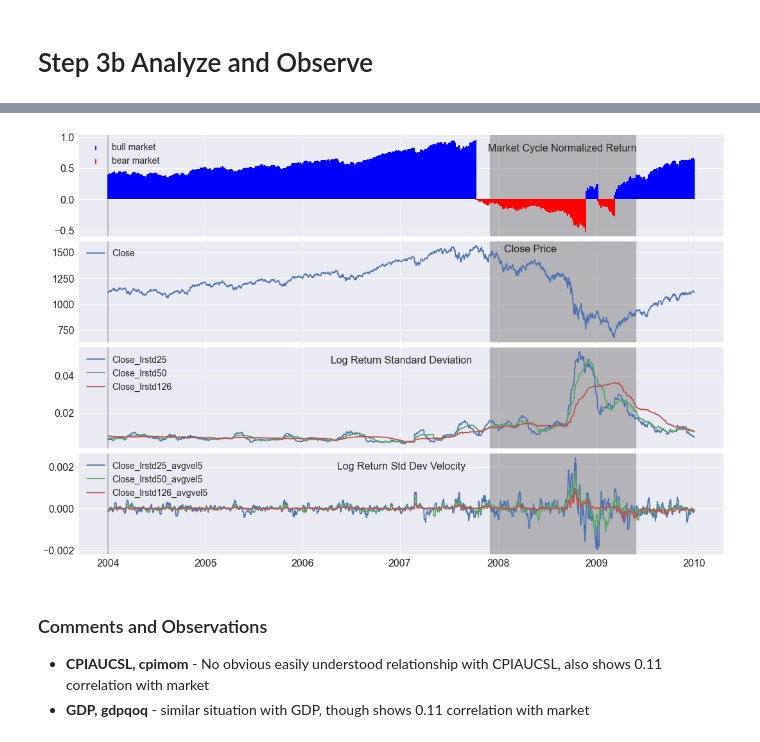
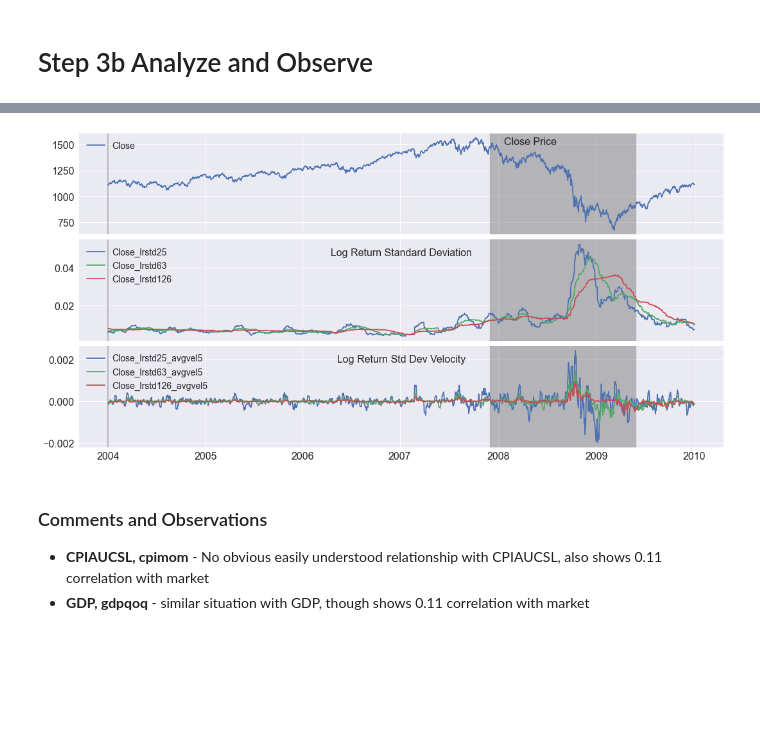
Before and after one commit to Aljgutier/Pyquant, a Jupyter notebook: SP500_MktCycle_Data.ipynb, the cells around one changed output, grey strips where cells are left out. Drawn from its saved outputs; the diff is of its cells as text; code cells hidden in the pictures; blank space fills up the shorter version.

```diff
--- a/SP500_MktCycle_Data.ipynb
+++ b/SP500_MktCycle_Data.ipynb
@@ -135,25 +137,24 @@ import quandl
 </table>
 # %%
 # files with current set of data
-%run fmfunctions
+
+%run fmget
 
 # get recessions
 recessions = get_recessions()
 
-# Data files with current set of data
+# Data files
 
 sp500_file = './data/GSPC_1950-1-3_to_2020-10-5.csv'
-sppe_file='./data/sp500_pe_daily_1950-1-3_to_2020-10-5.csv'
+sppe_file='./data/sppe_1950-2-1_to_2020-10-1.csv'
 t10y3m_file='./data/T10Y3M_1982-1-4_to_2020-10-5.csv'
 gdp_file='./data/GDP_1947-1-1_to_2020-4-1.csv'
 unrate_file='./data/UNRATE_1948-1-1_to_2020-9-1.csv'
 cpiaucsl_file='./data/CPIAUCSL_1947-1-1_to_2020-8-1.csv'
 umcsent_file='./data/UMCSENT_1953-2-1_to_2020-8-1.csv'
 
-
-# read in Files with the current set of data
 df_sp500 = pd.read_csv(sp500_file,index_col=0,parse_dates=True)
-df_sppe_daily = pd.read_csv(sppe_file,index_col=0,parse_dates=True)
+df_sppe = pd.read_csv(sppe_file,index_col=0,parse_dates=True)
 df_t10y3m =pd.read_csv(t10y3m_file,index_col=0,parse_dates=True)
 df_gdp = pd.read_csv(gdp_file,index_col=0,header=0,parse_dates=True)
 df_unrate = pd.read_csv(unrate_file,index_col=0,header=0,parse_dates=True)
@@ -181,7 +182,7 @@ if update_data==True:
     f.close
 
     df_sp500=yahoo_getappend('^GSPC',start,end,df=df_sp500,save=True,savedir='./data')
-    df_sppe_daily=quandl_sppe_getappend(df_sppe_daily,df_sp500,quandl_api_key, start,end,save=True, savedir='./data')
+    df_sppe=quandl_sppe_getappend(df_sppe_daily,df_sp500,quandl_api_key, start,end,save=True, savedir='./data')
     df_t10y3m=fred_getappend('T10Y3M',start,end,df=df_t10y3m,API_KEY_FRED=fred_api_key,save=True,savedir='./data')
     df_gdp=fred_getappend('GDP',start,end,df=df_gdp,API_KEY_FRED=fred_api_key,save=True,savedir='./data')
     df_unrate=fred_getappend('UNRATE',start,end,df=df_unrate,API_KEY_FRED=fred_api_key,save=True,savedir='./data')
@@ -189,9 +190,10 @@ if update_data==True:
     df_umcsent=fred_getappend('UMCSENT',start,end,df=df_umcsent,API_KEY_FRED=fred_api_key,save=True,savedir='./data')
 
 
+
 display(df_sp500.tail(2))
 display(df_t10y3m.tail(2))
-display(df_sppe_daily.tail(2))
+display(df_sppe.tail(2))
 display(df_gdp.tail(2))
 display(df_unrate.tail(2))
 display(df_cpiaucsl.tail(2))
@@ -432,22 +454,23 @@ fmplot(df_ml,['mcnr','Close',['PDI50','NDI50']],titles=titles,startdate=startdat
 # %%
+# Volatility
 %run fmplot
 #startdate = dt.datetime(1950,1,1)
 #startdate = dt.datetime(1999,1,1)
 #enddate = dt.datetime(2002,1,1)
 #enddate = dt.datetime(2020,4,1)
 startdate = dt.datetime(2004,1,1)
 enddate = dt.datetime(2010,1,1)
 #startdate = dt.datetime(2019,1,1)
 #enddate = dt.datetime(2020,4,14)
 
 
-fmplot(df_ml,['mcnr','Close',['Close_lrstd25','Close_lrstd50','Close_lrstd126'],['Close_lrstd25_avgvel5','Close_lrstd50_avgvel5','Close_lrstd126_avgvel5']],
-          titles=['Market Cycle Normalized Return', 'Close Price','Log Return Standard Deviation','Log Return Std Dev Velocity'],startdate=startdate,
+fmplot(df_ml,['Close',['Close_lrstd25','Close_lrstd63','Close_lrstd126'],['Close_lrstd25_avgvel5','Close_lrstd63_avgvel5','Close_lrstd126_avgvel5']],
+          titles=[ 'Close Price','Log Return Standard Deviation','Log Return Std Dev Velocity'],startdate=startdate,
           enddate=enddate, llocs=['upper left', 'upper left','upper left','upper left'],titlein=True, title_fontsize=16, hspace=0.05,fb=recessions,
-           plottypes=['mktcycle','line','line',''], figsize=(18,12),titlexy=[(0.75,0.8),(0.7,0.85),'',''], sharex=True,
-          xtick_labelsize=16, ytick_labelsize=16,legend_fontsize=14)
+          titlexy=[(0.7,0.85),'',''], sharex=True,
+          xtick_labelsize=16, ytick_labelsize=16,legend_fontsize=14, figsize=(18,9))
 # %% [output]
-[figure, old version]
+[figure, new version]
 # %% [markdown]
 ### Comments and Observations
 * **CPIAUCSL, cpimom** - No obvious easily understood relationship with CPIAUCSL, also shows 0.11 correlation with market
```
Also changed, not shown: parts of 14 cells of this notebook, 7 other files.
